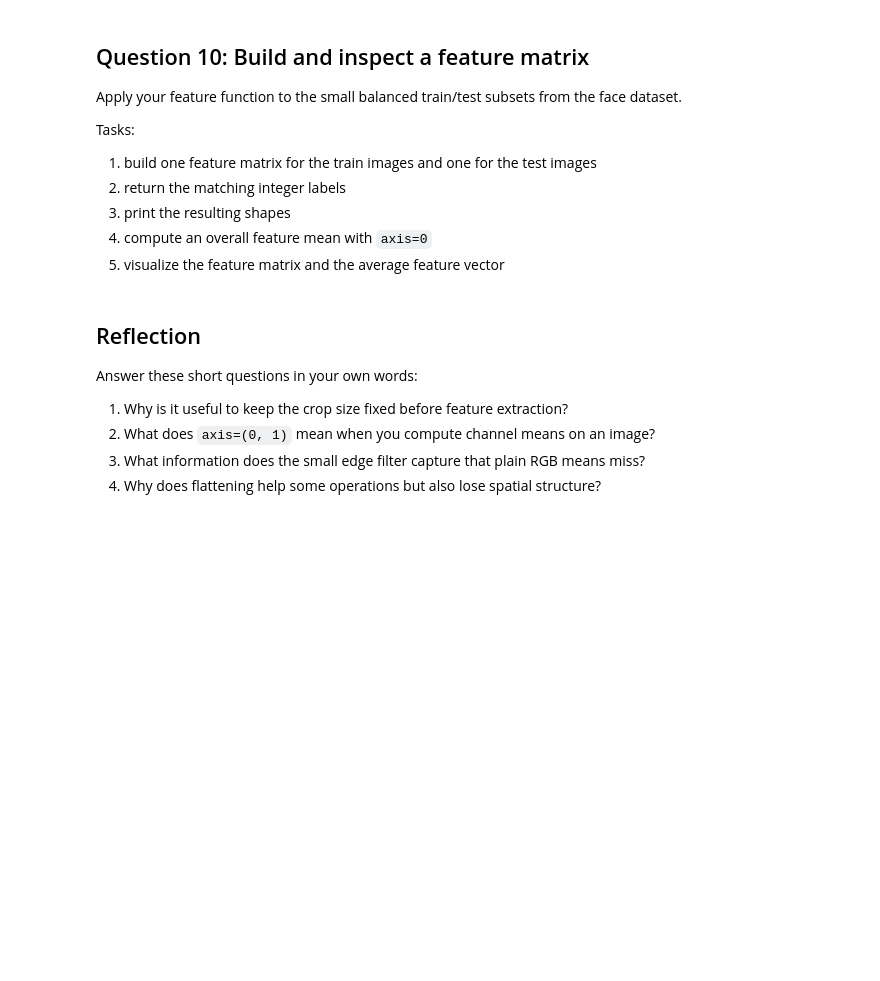
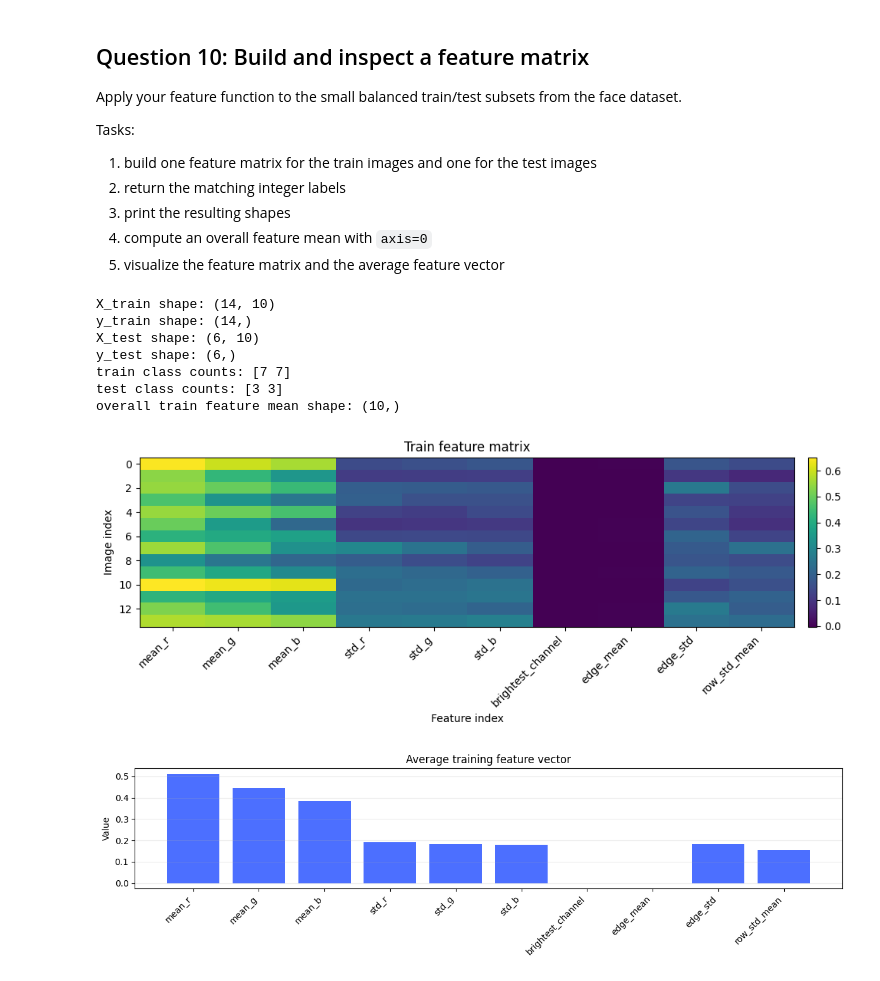
Before and after one commit to vgu-dsai-2026/lab-1-numpy-benlubu, a Jupyter notebook: notebook.ipynb, the cells around one changed output. Drawn from its saved outputs; the diff is of its cells as text; code cells hidden in the pictures; blank space fills up the shorter version.

```diff
--- a/notebook.ipynb
+++ b/notebook.ipynb
@@ -484,41 +484,49 @@ Tasks:
 5. visualize the feature matrix and the average feature vector
 # %%
 def build_feature_matrix(paths: list[Path], kernel: np.ndarray) -> tuple[np.ndarray, np.ndarray]:
-    # TODO: apply extract_features to every path and return X (features) and y (integer labels).
-    raise NotImplementedError("Build the feature matrix for the dataset subset.")
+    x = []
+    y = []
+    for path in paths:
+        image = load_image_np(path)
+        features = extract_features(image, kernel)
+        x.append(features)
+        label = label_from_path(path)
+        y.append(LABEL_TO_INDEX[label])
+    return np.array(x), np.array(y)
 
 
 X_train, y_train = build_feature_matrix(train_paths, EDGE_KERNEL)
 X_test, y_test = build_feature_matrix(test_paths, EDGE_KERNEL)
 print("X_train shape:", X_train.shape)
 print("y_train shape:", y_train.shape)
 print("X_test shape:", X_test.shape)
 print("y_test shape:", y_test.shape)
 print("train class counts:", np.bincount(y_train, minlength=2))
 print("test class counts:", np.bincount(y_test, minlength=2))
 
 train_feature_mean = X_train.mean(axis=0)
 print("overall train feature mean shape:", train_feature_mean.shape)
 
 fig, ax = plt.subplots(figsize=(10, 4))
 image = ax.imshow(X_train, aspect="auto", cmap="viridis")
 ax.set_title("Train feature matrix")
 ax.set_xlabel("Feature index")
 ax.set_ylabel("Image index")
 ax.set_xticks(range(len(FEATURE_NAMES)))
 ax.set_xticklabels(FEATURE_NAMES, rotation=45, ha="right")
 fig.colorbar(image, ax=ax, fraction=0.03, pad=0.02)
 fig.tight_layout()
 plt.show()
 
 fig, ax = plot_feature_vector(train_feature_mean, FEATURE_NAMES, title="Average training feature vector")
 plt.show()
+# %% [output]
+X_train shape: (14, 10)
+y_train shape: (14,)
+X_test shape: (6, 10)
+y_test shape: (6,)
+train class counts: [7 7]
+test class counts: [3 3]
+overall train feature mean shape: (10,)
+[figure, added]
+[figure, added]
-# %% [markdown]
-## Reflection
-
-Answer these short questions in your own words:
-
-1. Why is it useful to keep the crop size fixed before feature extraction?
-2. What does `axis=(0, 1)` mean when you compute channel means on an image?
-3. What information does the small edge filter capture that plain RGB means miss?
-4. Why does flattening help some operations but also lose spatial structure?
```
Also changed, not shown: parts of 2 cells of this notebook.
